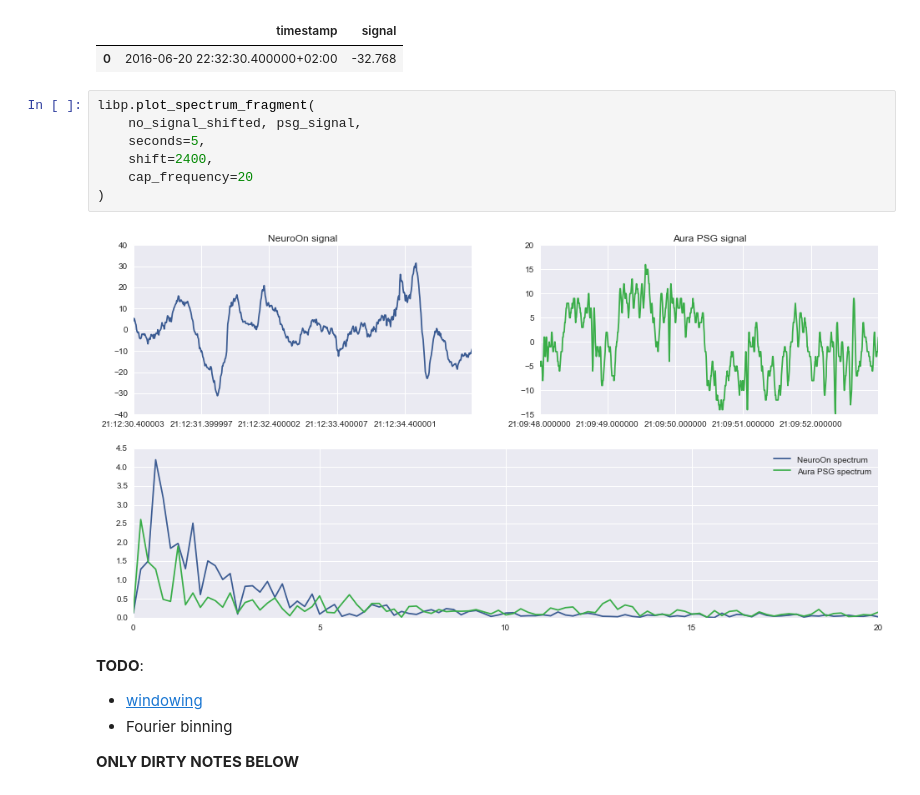
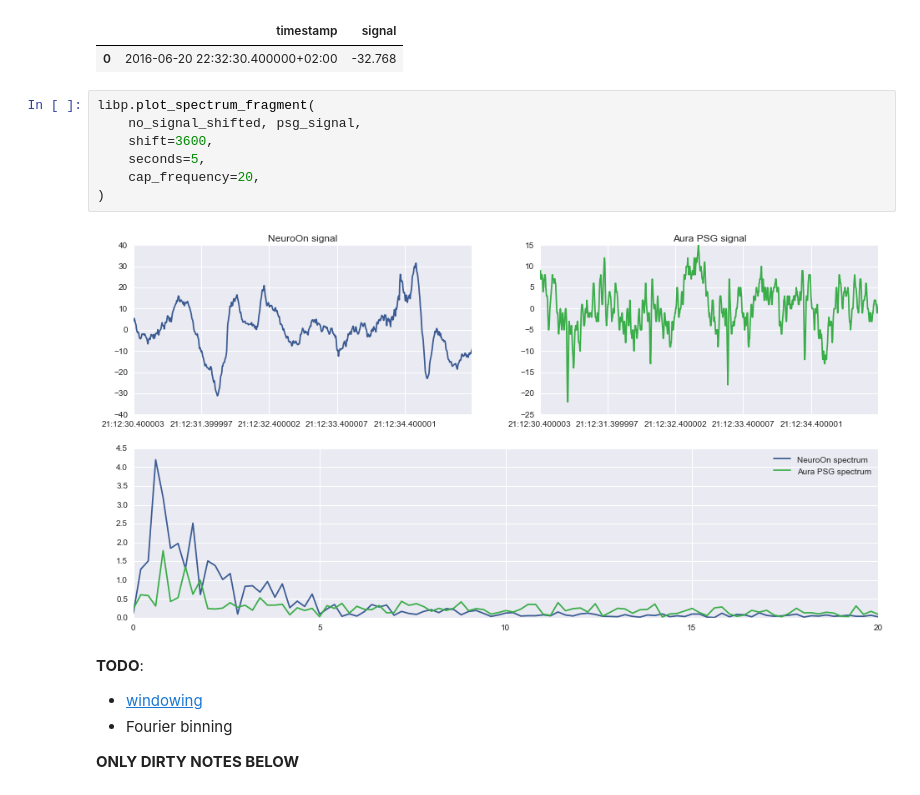
Before and after one commit to pawelngei/neuroon-notebook, a Jupyter notebook: NeuroOn.ipynb, the cells around one changed output. Cells and saved outputs as stored; diff of their text form.

Commit message:
fix spectrum plotting function

```diff
--- a/NeuroOn.ipynb
+++ b/NeuroOn.ipynb
@@ -281,12 +281,12 @@ no_signal_shifted[:1]
 # %%
 libp.plot_spectrum_fragment(
     no_signal_shifted, psg_signal,
+    shift=3600,
     seconds=5,
-    shift=2400,
-    cap_frequency=20
+    cap_frequency=20,
 )
 # %% [output]
-[figure, old version]
+[figure, new version]
 # %% [markdown]
 **TODO**:
  - [windowing](https://en.wikipedia.org/wiki/Window_function)
```
Also changed, not shown: 1 other file.
